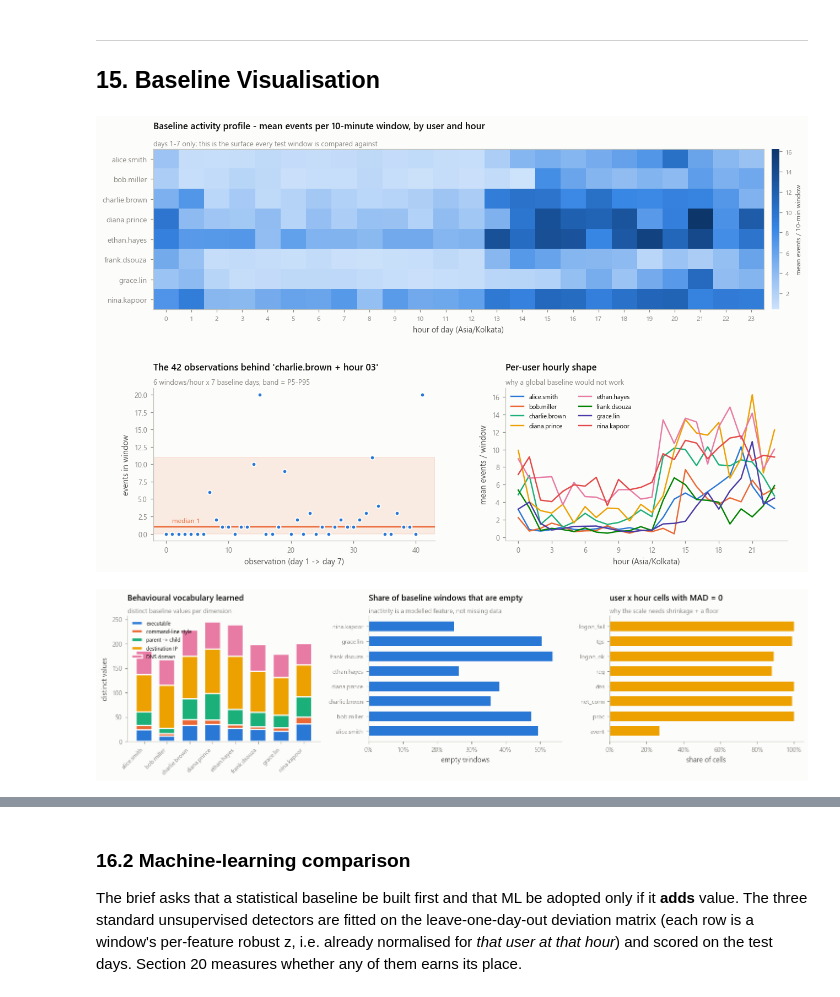
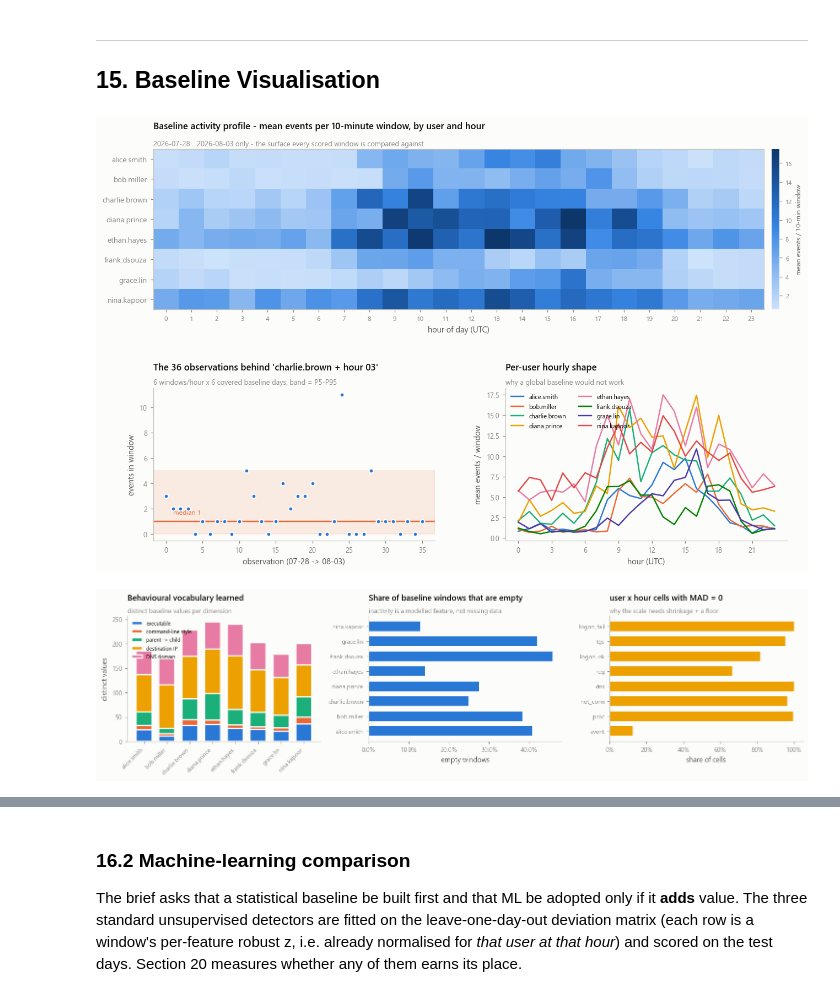
Before and after one commit to AryaSawane/ExamNotesAI, a Jupyter notebook: final.ipynb, the cells around one changed output, grey strips where cells are left out. Cells and saved outputs as stored; diff of their text form; code cells hidden in the pictures.

```diff
--- a/final.ipynb
+++ b/final.ipynb
@@ -299,23 +312,22 @@ t0, t1 = raw.timestamp.min(), raw.timestamp.max()
 print(f"files parsed        : 1 consolidated JSONL ({raw.Provider.notna().sum():,} provider-tagged records)")
 print(f"total events        : {n_events:,}")
 print(f"UTC range           : {t0}  ->  {t1}")
-print(f"local ({LOCAL_TZ}) : {t0.tz_convert(LOCAL_TZ)}  ->  {t1.tz_convert(LOCAL_TZ)}")
+print(f"analysis tz         : {TZ} (source timestamps are already UTC)")
 print(f"span                : {(t1 - t0).total_seconds() / 86400:.3f} days")
 print()
 print("channel distribution")
 for ch, n in raw.Channel.value_counts().items():
     print(f"  {ch:40s} {n:>9,}  ({n / n_events:5.1%})")
 
-_local = raw.timestamp.dt.tz_convert(LOCAL_TZ)
+_local = raw.timestamp.dt.tz_convert(TZ)
 per_day = _local.dt.strftime("%Y-%m-%d").value_counts().sort_index()
 print()
-print("events per LOCAL day (this is the split the scenario uses)")
+print("events per UTC day  (train / test as configured in section 01)")
 for d, n in per_day.items():
     tag = "train" if d in TRAIN_DATES else ("test " if d in TEST_DATES else "  -  ")
     print(f"  {d}  {tag}  {n:>7,}")
 
 print()
-print(ALL_DATES)
 print("missing-value profile of the identity fields that matter")
 idf = ["TargetUserName", "SubjectUserName", "User", "SourceUser", "Computer",
        "LogonId", "LogonGuid", "ProcessGuid", "IpAddress"]
@@ -1503,12 +1726,17 @@ STAT_FEATURES = [c for c in FEATS if c in DENSE_FEATURES or c in [
     "encoded_count", "lsass_hi_count", "rthread_ext_count", "acct_mgmt_count", "group_mgmt_count",
     "svc_install_count", "task_count", "logclear_count", "script_ext_net_count",
     "script_sens_port_count", "remote_spawn_count", "archive_create_count"]]
+# Counts are modelled in log1p space: Windows telemetry bursts multiplicatively, and log1p
+# turns "3x more than usual" into a constant offset regardless of the user's normal volume.
 LOGW = pd.DataFrame(np.log1p(W[STAT_FEATURES].to_numpy(float)), columns=STAT_FEATURES)
-LOGW["user"] = W.user.to_numpy(); LOGW["hour"] = W.hour.to_numpy(); LOGW["date"] = W.date.to_numpy()
+LOGW["user"] = W.user.to_numpy(); LOGW["hour"] = W.hour.to_numpy()
+LOGW["date"] = W.date.to_numpy()
+LOGW["has_tel"] = W.has_telemetry.to_numpy(dtype=bool)
 
 
 def fit_numeric_baseline(train_dates):
-    t = LOGW[LOGW.date.isin(train_dates)]
+    """Robust per-(user, hour) statistics, plus per-user fallbacks used for scale shrinkage."""
+    t = LOGW[LOGW.date.isin(train_dates) & LOGW["has_tel"]]
     g = t.groupby(["user", "hour"])[STAT_FEATURES]
     med_h = g.median()
     mad_h = t.set_index(["user", "hour"])[STAT_FEATURES].sub(med_h).abs().groupby(level=[0, 1]).median()
@@ -1536,8 +1764,10 @@ def fit_eid_rarity(train_dates):
 
 
 def fit_activation(train_dates):
-    """features a user has NEVER exercised in any baseline hour"""
-    return W[W.date.isin(train_dates)].groupby("user")[ACT_FEATURES].max()
+    """Per-user maximum of each feature. Where that maximum is 0, the user has NEVER
+    exercised that capability in any baseline hour - so any non-zero value later is a
+    first occurrence, which the z-score cannot express but section 17 can."""
+    return W[W.date.isin(train_dates) & W.has_telemetry].groupby("user")[ACT_FEATURES].max()
 
 
 ACT_WEIGHTS = {
@@ -1644,41 +1982,43 @@ ax.set_xticks(range(0, 24)); ax.set_xticklabels(range(24), fontsize=8)
 ax.grid(False)
 cb = fig.colorbar(im, ax=ax, fraction=0.025, pad=0.012); cb.outline.set_visible(False)
 cb.set_label("mean events / 10-min window", fontsize=8, color=INK2)
 cb.ax.tick_params(labelsize=7.5)
 ax.set_title("Baseline activity profile - mean events per 10-minute window, by user and hour",
              loc="left", color=INK, pad=24)
-ax.text(0, 1.02, "days 1-7 only; this is the surface every test window is compared against",
-        transform=ax.transAxes, color=MUTED, fontsize=8.5)
-ax.set_xlabel(f"hour of day ({LOCAL_TZ})")
+ax.text(0, 1.02, f"{TRAIN_DATES[0]} .. {TRAIN_DATES[-1]} only - the surface every scored window "
+                 "is compared against", transform=ax.transAxes, color=MUTED, fontsize=8.5)
+ax.set_xlabel(f"hour of day ({TZ})")
 
 # (2) the 42 observations behind one cell
 ax = fig.add_subplot(gs[1, 0])
 u, h = "charlie.brown", 3
 cell = TRAIN_W[(TRAIN_W.user == u) & (TRAIN_W.hour == h)].sort_values("win")
 ax.scatter(range(len(cell)), cell.event_count.values, s=26, color=CAT[0],
            edgecolor=SURFACE, linewidth=1.4, zorder=3)
 row = BASELINE_TABLE[(BASELINE_TABLE.user == u) & (BASELINE_TABLE.hour == h) &
                      (BASELINE_TABLE.feature == "event_count")].iloc[0]
 ax.axhline(row.median_events, color=CAT[1], lw=1.6, zorder=2)
 ax.axhspan(row.p05_events, row.p95_events, color=CAT[1], alpha=0.12, zorder=1)
 ax.text(1, row.median_events + 0.4, f"median {row.median_events:.0f}",
         color=CAT[1], fontsize=8, va="bottom")
-finish(ax, f"The 42 observations behind '{u} + hour {h:02d}'",
-       "6 windows/hour x 7 baseline days; band = P5-P95",
-       xlabel="observation (day 1 -> day 7)", ylabel="events in window")
+finish(ax, f"The {len(cell)} observations behind '{u} + hour {h:02d}'",
+       f"{WINDOWS_PER_HOUR} windows/hour x {len(cell) // WINDOWS_PER_HOUR} covered baseline days; "
+       "band = P5-P95",
+       xlabel=f"observation ({TRAIN_DATES[0][5:]} -> {TRAIN_DATES[-1][5:]})",
+       ylabel="events in window")
 
 # (3) how much each user varies hour to hour
 ax = fig.add_subplot(gs[1, 1])
 prof = TRAIN_W.groupby(["user", "hour"]).event_count.mean().unstack()
 for i, uu in enumerate(PRINCIPALS):
     ax.plot(prof.columns, prof.loc[uu].values, color=CAT[i % 8], lw=1.6, label=uu)
 finish(ax, "Per-user hourly shape", "why a global baseline would not work",
-       xlabel=f"hour ({LOCAL_TZ})", ylabel="mean events / window")
+       xlabel=f"hour ({TZ})", ylabel="mean events / window")
 ax.set_xticks(range(0, 24, 3))
 ax.legend(ncols=2, loc="upper left", fontsize=7.5)
 plt.show()
 # %% [output]
-[figure, old version]
+[figure, new version]
 # %%
 fig, axes = plt.subplots(1, 3, figsize=(13.5, 3.7))
 
@@ -1701,7 +2041,8 @@ empt = TRAIN_W.groupby("user").apply(lambda d: (d.event_count == 0).mean()).rein
 ax.barh(range(len(empt)), empt.values, color=CAT[0], height=0.65)
 ax.set_yticks(range(len(empt))); ax.set_yticklabels(empt.index, fontsize=8)
 ax.xaxis.set_major_formatter(mpl.ticker.PercentFormatter(1.0))
-finish(ax, "Share of baseline windows that are empty", "inactivity is a modelled feature, not missing data",
+finish(ax, "Share of baseline windows that are empty",
+       "inactivity is a modelled feature, not missing data",
        xlabel="empty windows", xgrid=True)
 
 # scale-floor diagnostic: how many cells have MAD == 0
@@ -1717,7 +2058,7 @@ finish(ax, "user x hour cells with MAD = 0", "why the scale needs shrinkage + a
        xlabel="share of cells", xgrid=True)
 plt.tight_layout(); plt.show()
 # %% [output]
-[figure, old version]
+[figure, new version]
 # %% [markdown]
 ---
 ## 16. Test Feature Extraction & the Scoring Engine
```
Also changed, not shown: parts of 50 cells of this notebook, 1 other file.
